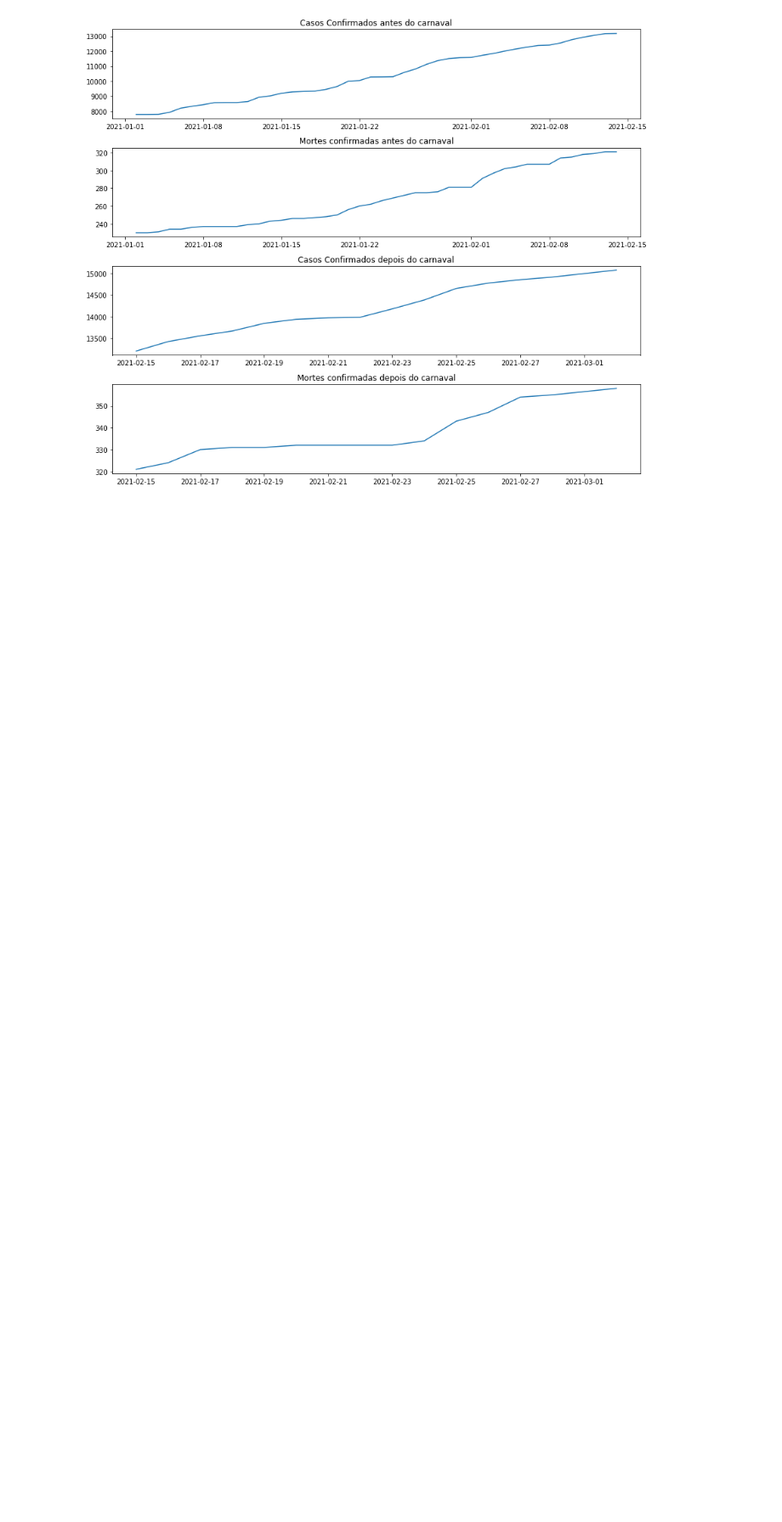
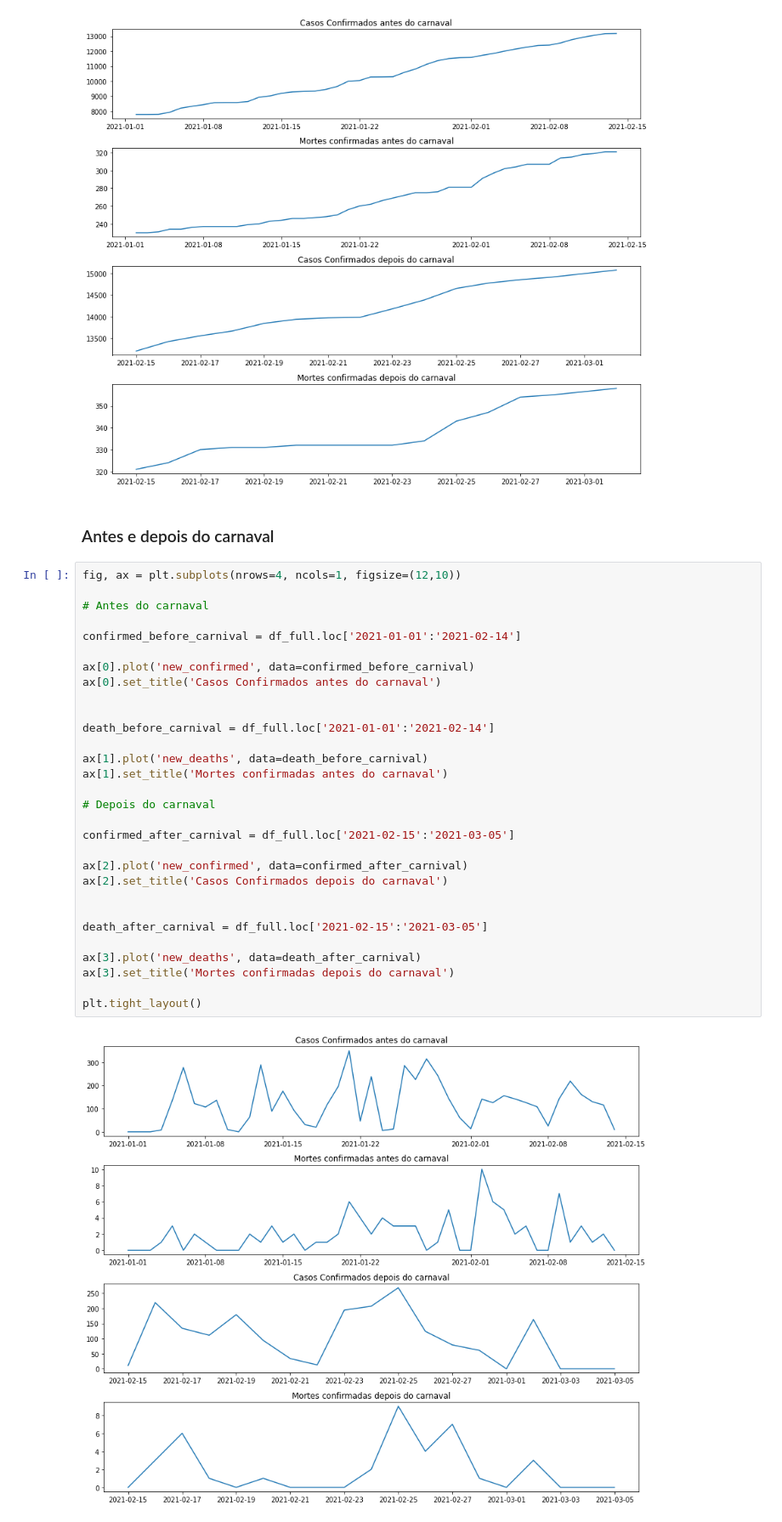
Before and after one commit to teixeiragthiago/portfolio, a Jupyter notebook: Analisando_os_dados_da_Covid_19_em_Franca.ipynb, the cells around one changed output. Shown at 85% size. Drawn from its saved outputs; the diff is of its cells as text; blank space fills up the shorter version.

```diff
--- a/Analisando_os_dados_da_Covid_19_em_Franca.ipynb
+++ b/Analisando_os_dados_da_Covid_19_em_Franca.ipynb
@@ -266,3 +287,37 @@ ax[3].set_title('Mortes confirmadas depois do carnaval')
 plt.tight_layout()
 # %% [output]
 [figure]
+# %% [markdown]
+### Antes e depois do carnaval
+# %%
+fig, ax = plt.subplots(nrows=4, ncols=1, figsize=(12,10))
+
+# Antes do carnaval
+
+confirmed_before_carnival = df_full.loc['2021-01-01':'2021-02-14']
+
+ax[0].plot('new_confirmed', data=confirmed_before_carnival)
+ax[0].set_title('Casos Confirmados antes do carnaval')
+
+
+death_before_carnival = df_full.loc['2021-01-01':'2021-02-14']
+
+ax[1].plot('new_deaths', data=death_before_carnival)
+ax[1].set_title('Mortes confirmadas antes do carnaval')
+
+# Depois do carnaval
+
+confirmed_after_carnival = df_full.loc['2021-02-15':'2021-03-05']
+
+ax[2].plot('new_confirmed', data=confirmed_after_carnival)
+ax[2].set_title('Casos Confirmados depois do carnaval')
+
+
+death_after_carnival = df_full.loc['2021-02-15':'2021-03-05']
+
+ax[3].plot('new_deaths', data=death_after_carnival)
+ax[3].set_title('Mortes confirmadas depois do carnaval')
+
+plt.tight_layout()
+# %% [output]
+[figure, added]
```
Also changed, not shown: parts of 4 cells of this notebook.
